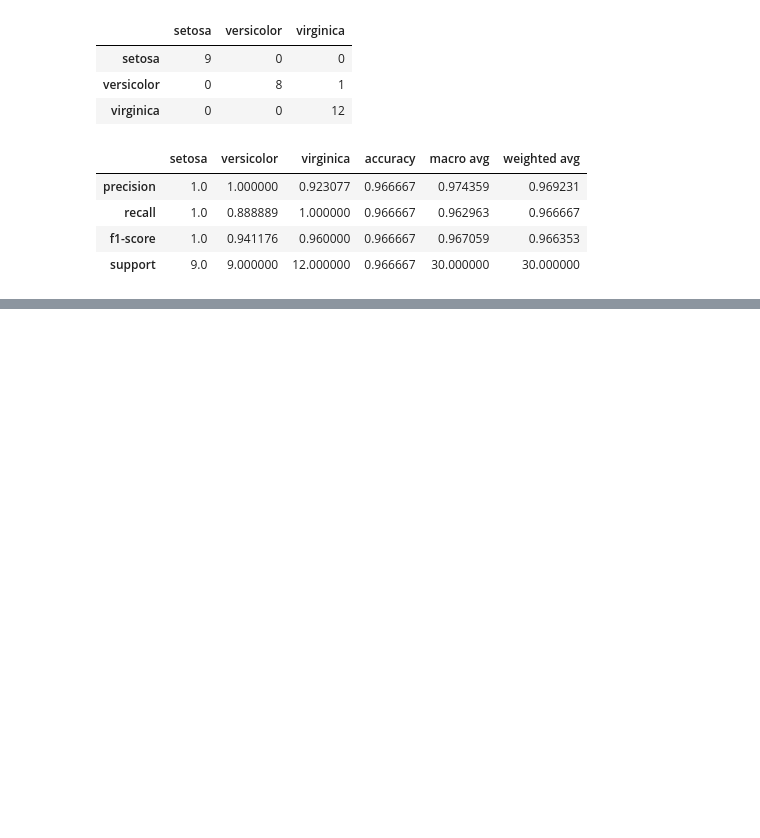
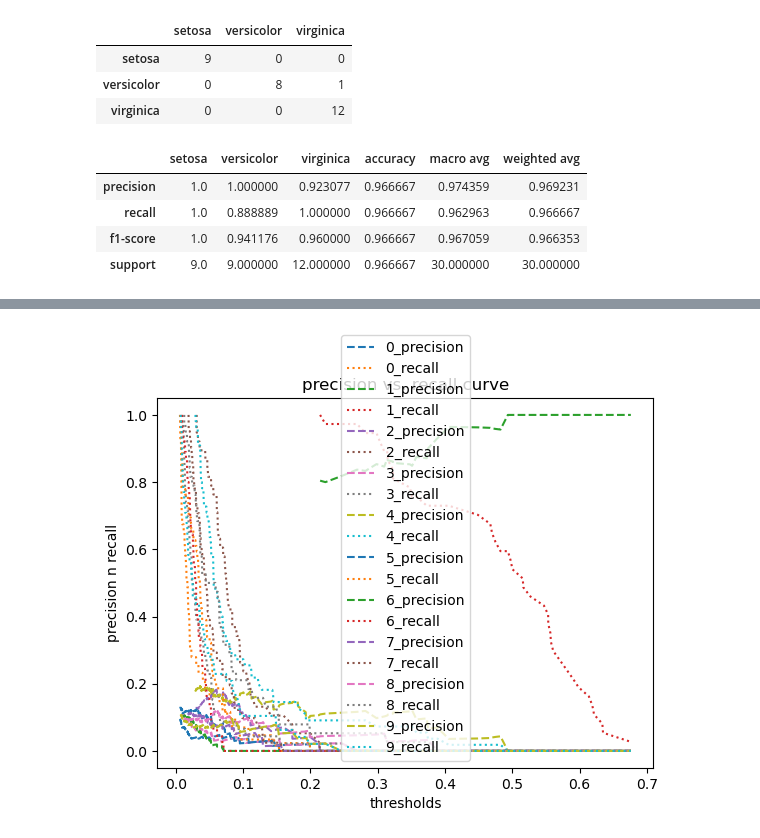
Before and after one commit to skier-song9/DevStudy, a Jupyter notebook: JupyterNotebook/BITAmin12/textbook/bitamin12/chapter03_Evaluation/ch3_02_MultiClassCM.ipynb, the cells around one changed output, grey strips where cells are left out. Cells and saved outputs as stored; diff of their text form; code cells hidden in the pictures; blank space fills up the shorter version.

```diff
--- a/JupyterNotebook/BITAmin12/textbook/bitamin12/chapter03_Evaluation/ch3_02_MultiClassCM.ipynb
+++ b/JupyterNotebook/BITAmin12/textbook/bitamin12/chapter03_Evaluation/ch3_02_MultiClassCM.ipynb
@@ -54,0 +65,7 @@ test_df = pd.DataFrame(dt)
+# %%
+mnist = load_digits()
+y = mnist.target
+y = y.astype(np.uint8)
+n_classes = len(set(y))
+Y = label_binarize(mnist.target,classes = [*range(n_classes)])
+Y
@@ -54,0 +80,5 @@ test_df = pd.DataFrame(dt)
+# %%
+X_train,X_test,y_train,y_test = train_test_split(mnist.data,Y,random_state=42)
+clf = OneVsRestClassifier(RandomForestClassifier(n_estimators=50,max_depth=3,random_state=0))
+clf.fit(X_train,y_train)
+y_score = clf.predict_proba(X_test)
@@ -54,0 +111,16 @@ test_df = pd.DataFrame(dt)
+# %%
+precision = dict()
+recall = dict()
+for i in range(n_classes):
+    precision[i] , recall[i] , thresholds = precision_recall_curve(y_test[:,i],y_score[:,1])
+    threshold_boundary = thresholds.shape[0]
+    plt.plot(thresholds,precision[i][0:threshold_boundary],linestyle='--',label='{}_precision'.format(i))
+    plt.plot(thresholds,recall[i][0:threshold_boundary],linestyle=':',label='{}_recall'.format(i))
+#     plt.plot(recall[i],precision[i],lw=2,label='class {}'.format(i))
+plt.xlabel("thresholds")
+plt.ylabel("precision n recall")
+plt.legend(loc="best")
+plt.title("precision vs. recall curve")
+plt.show()
+# %% [output]
+[figure, added]
```
Also changed, not shown: parts of 12 cells of this notebook, 12 other files.
